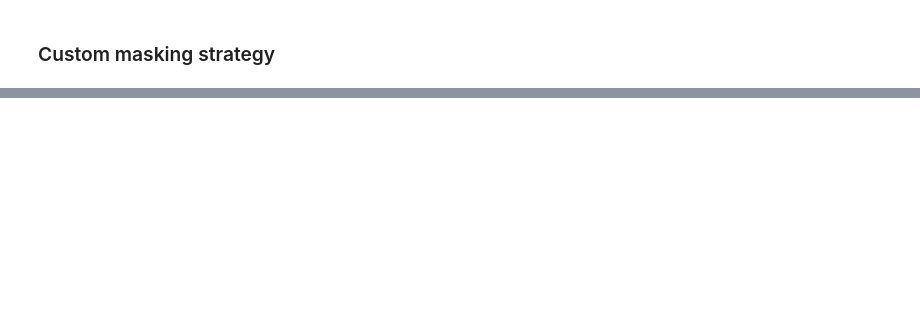
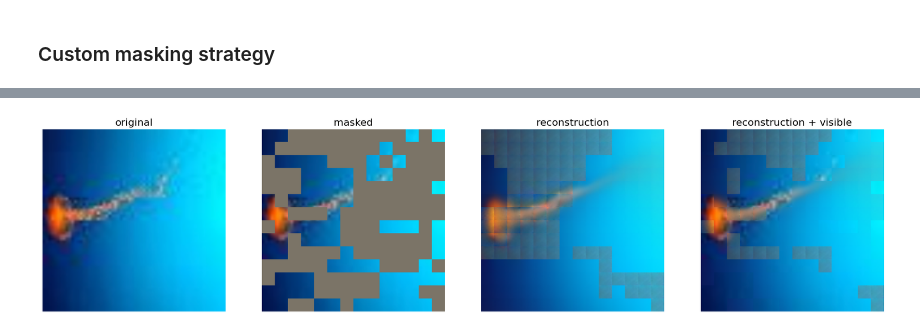
Before and after one commit to tcouso/uav_active_sensing, a Jupyter notebook: notebooks/1.02-image-env.ipynb, the cells around one changed output, grey strips where cells are left out. Cells and saved outputs as stored; diff of their text form; code cells hidden in the pictures; blank space fills up the shorter version.

```diff
--- a/notebooks/1.02-image-env.ipynb
+++ b/notebooks/1.02-image-env.ipynb
@@ -384,0 +174,2 @@ class CustomMaskViTMAE(ViTMAEForPreTraining):
+# %%
+custom_model = ActViTMAEForPreTraining.from_pretrained("facebook/vit-mae-base")
@@ -384,0 +187,11 @@ class CustomMaskViTMAE(ViTMAEForPreTraining):
+# %%
+# TODO: correct mask strange behaviour
+# Are there two maskings happening?
+
+processed_image = env.img.unsqueeze(0)
+processed_sampled_image = env.sampled_img.unsqueeze(0)
+outputs = custom_model(processed_image, processed_sampled_image)
+
+visualize(processed_image, custom_model, outputs)
+# %% [output]
+[figure, added]
```
Also changed, not shown: parts of 29 cells of this notebook, 3 other files.
